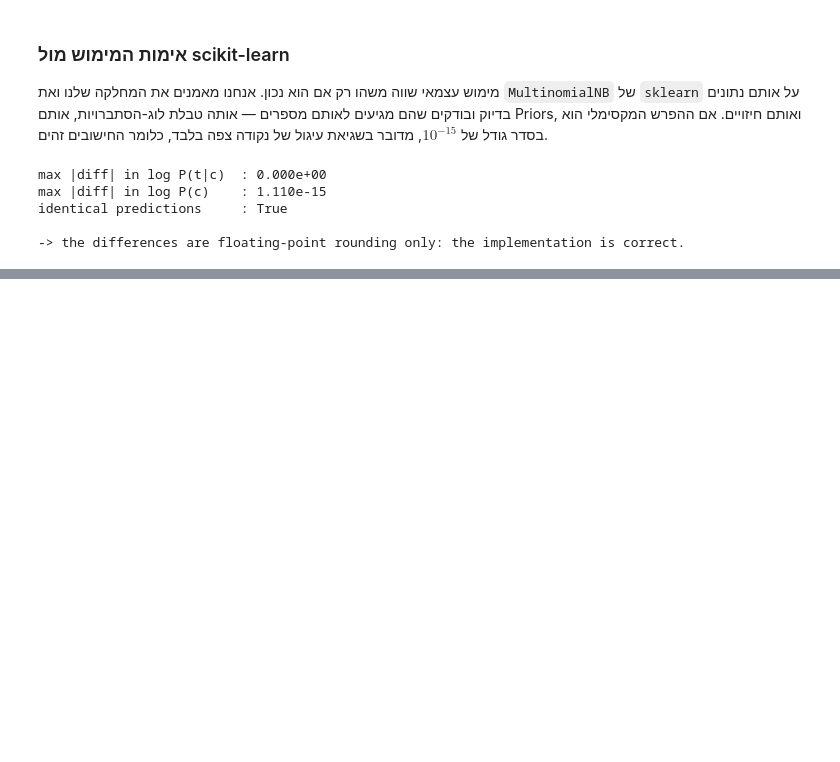
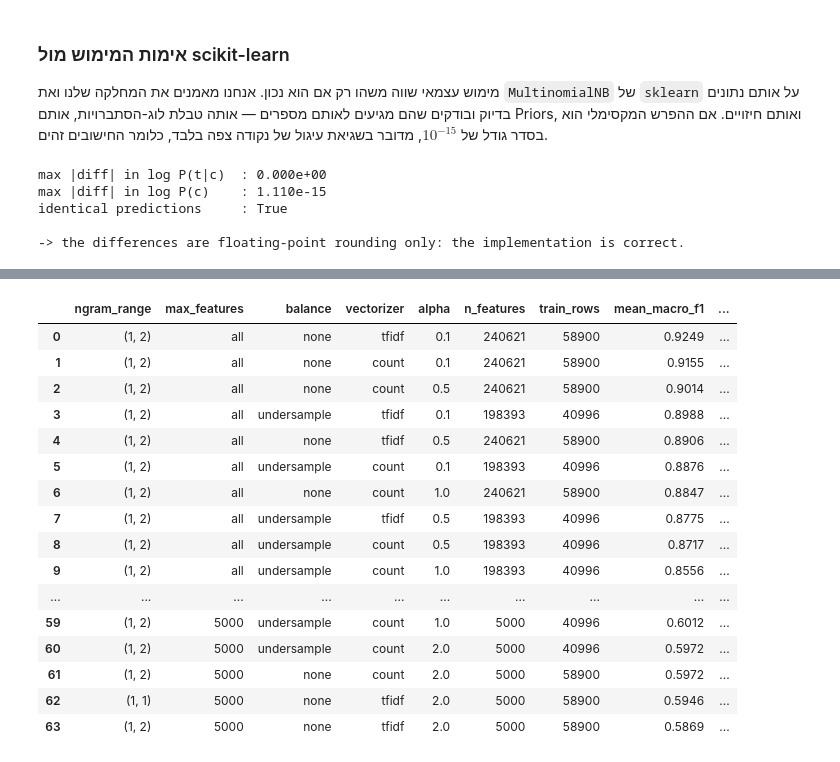
Before and after one commit to itay-malka/ML-Twitter-Analysis, a Jupyter notebook: twitter_sentiment_analysis.ipynb, the cells around one changed output, grey strips where cells are left out. Saved outputs shown, nothing was run; the diff lists cells and outputs as text; code cells hidden in the pictures; blank space fills up the shorter version.

```diff
--- a/twitter_sentiment_analysis.ipynb
+++ b/twitter_sentiment_analysis.ipynb
@@ -900,0 +519,26 @@ for i in range(3):
+# %%
+# Required by the assignment: ALL permutations with their averaged metric
+grid_results = (pd.DataFrame(records)
+                  .sort_values("mean_macro_f1", ascending=False)
+                  .reset_index(drop=True))
+
+with pd.option_context("display.max_rows", None):   # show all 64 rows, not a preview
+    display(grid_results)
+# %% [output]
+|  | ngram_range | max_features | balance | vectorizer | alpha | n_features | train_rows | mean_macro_f1 | ... |
+| 0 | (1, 2) | all | none | tfidf | 0.1 | 240621 | 58900 | 0.9249 | ... |
+| 1 | (1, 2) | all | none | count | 0.1 | 240621 | 58900 | 0.9155 | ... |
+| 2 | (1, 2) | all | none | count | 0.5 | 240621 | 58900 | 0.9014 | ... |
+| 3 | (1, 2) | all | undersample | tfidf | 0.1 | 198393 | 40996 | 0.8988 | ... |
+| 4 | (1, 2) | all | none | tfidf | 0.5 | 240621 | 58900 | 0.8906 | ... |
+| 5 | (1, 2) | all | undersample | count | 0.1 | 198393 | 40996 | 0.8876 | ... |
+| 6 | (1, 2) | all | none | count | 1.0 | 240621 | 58900 | 0.8847 | ... |
+| 7 | (1, 2) | all | undersample | tfidf | 0.5 | 198393 | 40996 | 0.8775 | ... |
+| 8 | (1, 2) | all | undersample | count | 0.5 | 198393 | 40996 | 0.8717 | ... |
+| 9 | (1, 2) | all | undersample | count | 1.0 | 198393 | 40996 | 0.8556 | ... |
+| ... | ... | ... | ... | ... | ... | ... | ... | ... | ... |
+| 59 | (1, 2) | 5000 | undersample | count | 1.0 | 5000 | 40996 | 0.6012 | ... |
+| 60 | (1, 2) | 5000 | undersample | count | 2.0 | 5000 | 40996 | 0.5972 | ... |
+| 61 | (1, 2) | 5000 | none | count | 2.0 | 5000 | 58900 | 0.5972 | ... |
+| 62 | (1, 1) | 5000 | none | tfidf | 2.0 | 5000 | 58900 | 0.5946 | ... |
+| 63 | (1, 2) | 5000 | none | tfidf | 2.0 | 5000 | 58900 | 0.5869 | ... |
```
Also changed, not shown: parts of 38 cells of this notebook, 1 other file.
